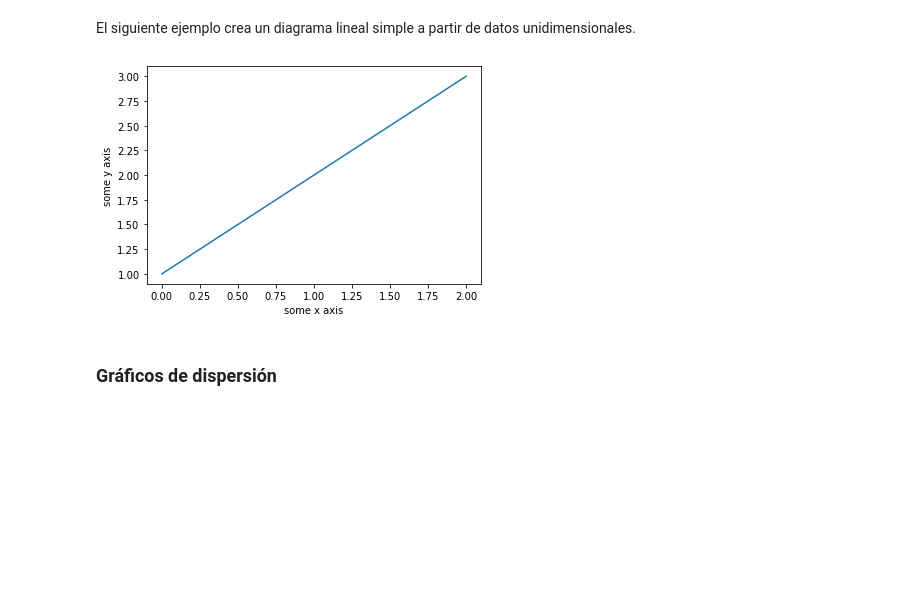
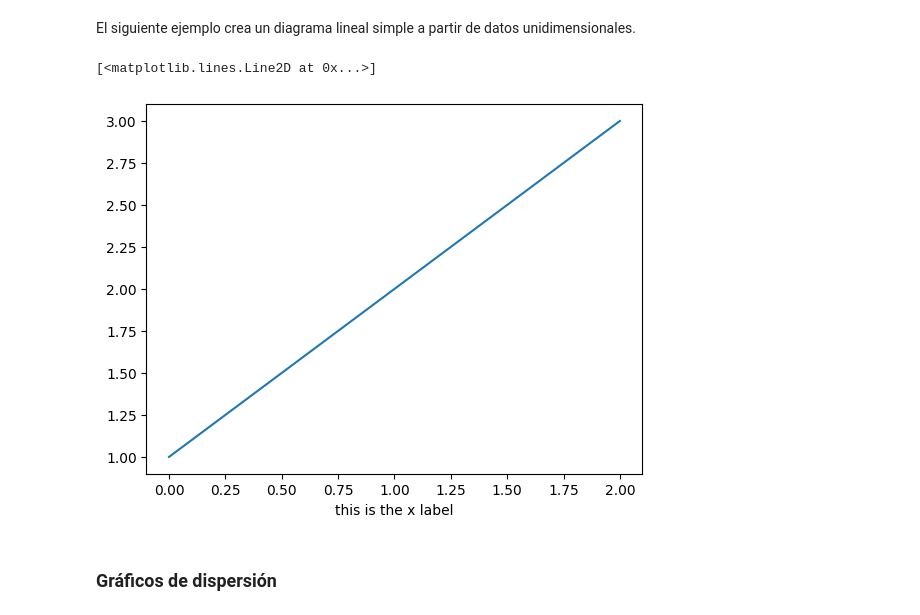
Before and after one commit to franguz03/machine-learning-python-course, a Jupyter notebook: resources/section 2/Jupyter_CursoPython/1.3. Curso rápido.ipynb, the cells around one changed output. Drawn from its saved outputs; the diff is of its cells as text; code cells hidden in the pictures; blank space fills up the shorter version.

```diff
--- a/resources/section 2/Jupyter_CursoPython/1.3. Curso rápido.ipynb
+++ b/resources/section 2/Jupyter_CursoPython/1.3. Curso rápido.ipynb
@@ -292,9 +327,15 @@ Matplotlib se puede usar para crear diagramas y gráficos. La biblioteca se usa
 El siguiente ejemplo crea un diagrama lineal simple a partir de datos unidimensionales.
 # %%
 # Crear un vector y representar un gráfico linea con sus valores
-???
+import matplotlib.pyplot as plt
+import numpy as np
+my_array= np.array([1,2,3])
+plt.xlabel('this is the x label')
+
+plt.plot(my_array)
 # %% [output]
+[<matplotlib.lines.Line2D at 0x...>]
-[figure, old version]
+[figure, new version]
 # %% [markdown]
 ### Gráficos de dispersión
 # %% [markdown]
```
Also changed, not shown: parts of 18 cells of this notebook, 46 other files.
